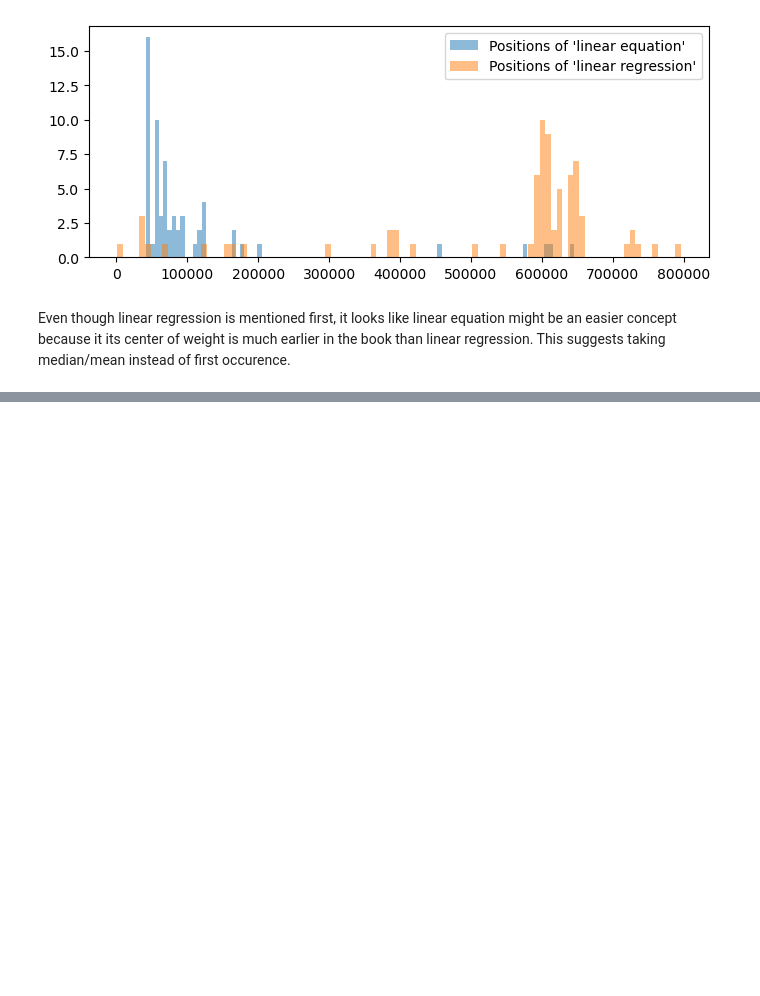
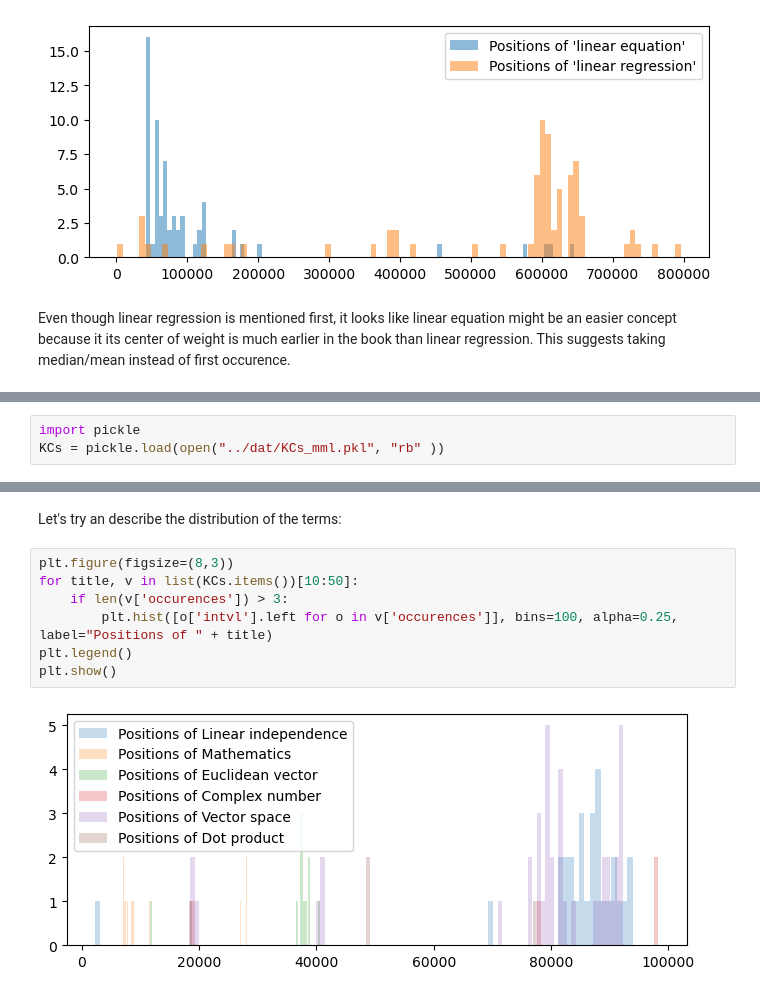
Before and after one commit to mlcolab/learning-dependencies, a Jupyter notebook: exp/03_KC_to_LD.ipynb, the cells around one changed output, grey strips where cells are left out. Saved outputs shown, nothing was run; the diff lists cells and outputs as text; blank space fills up the shorter version.

```diff
--- a/exp/03_KC_to_LD.ipynb
+++ b/exp/03_KC_to_LD.ipynb
@@ -21,0 +24,3 @@ Even though linear regression is mentioned first, it looks like linear equation
+# %%
+import pickle
+KCs = pickle.load(open("../dat/KCs_mml.pkl", "rb" ))
@@ -21,0 +47,11 @@ Even though linear regression is mentioned first, it looks like linear equation
+# %% [markdown]
+Let's try an describe the distribution of the terms:
+# %%
+plt.figure(figsize=(8,3))
+for title, v in list(KCs.items())[10:50]:
+    if len(v['occurences']) > 3:
+        plt.hist([o['intvl'].left for o in v['occurences']], bins=100, alpha=0.25, label="Positions of " + title)
+plt.legend()
+plt.show()
+# %% [output]
+[figure, added]
```
Also changed, not shown: parts of 3 cells of this notebook, 2 other files.
